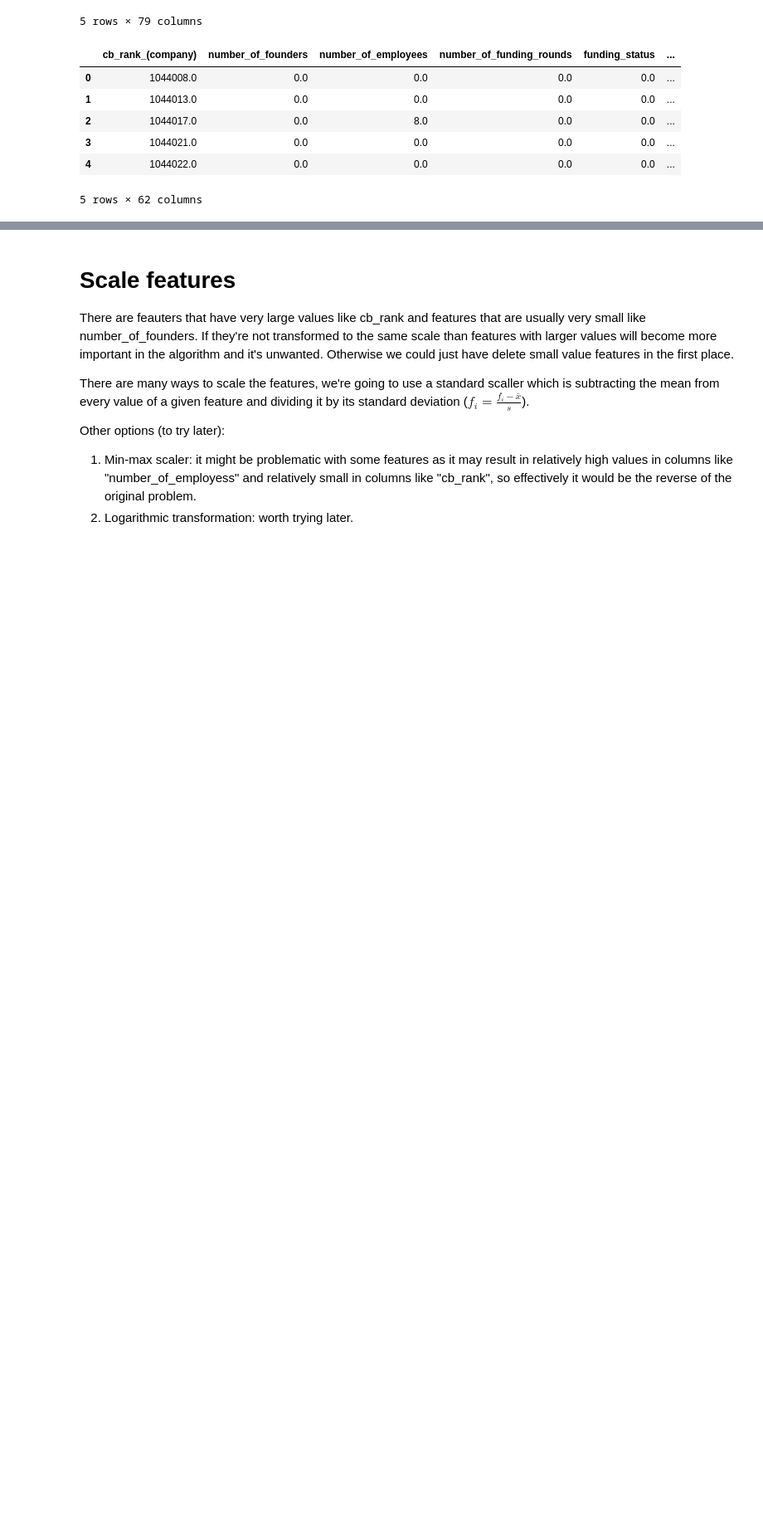
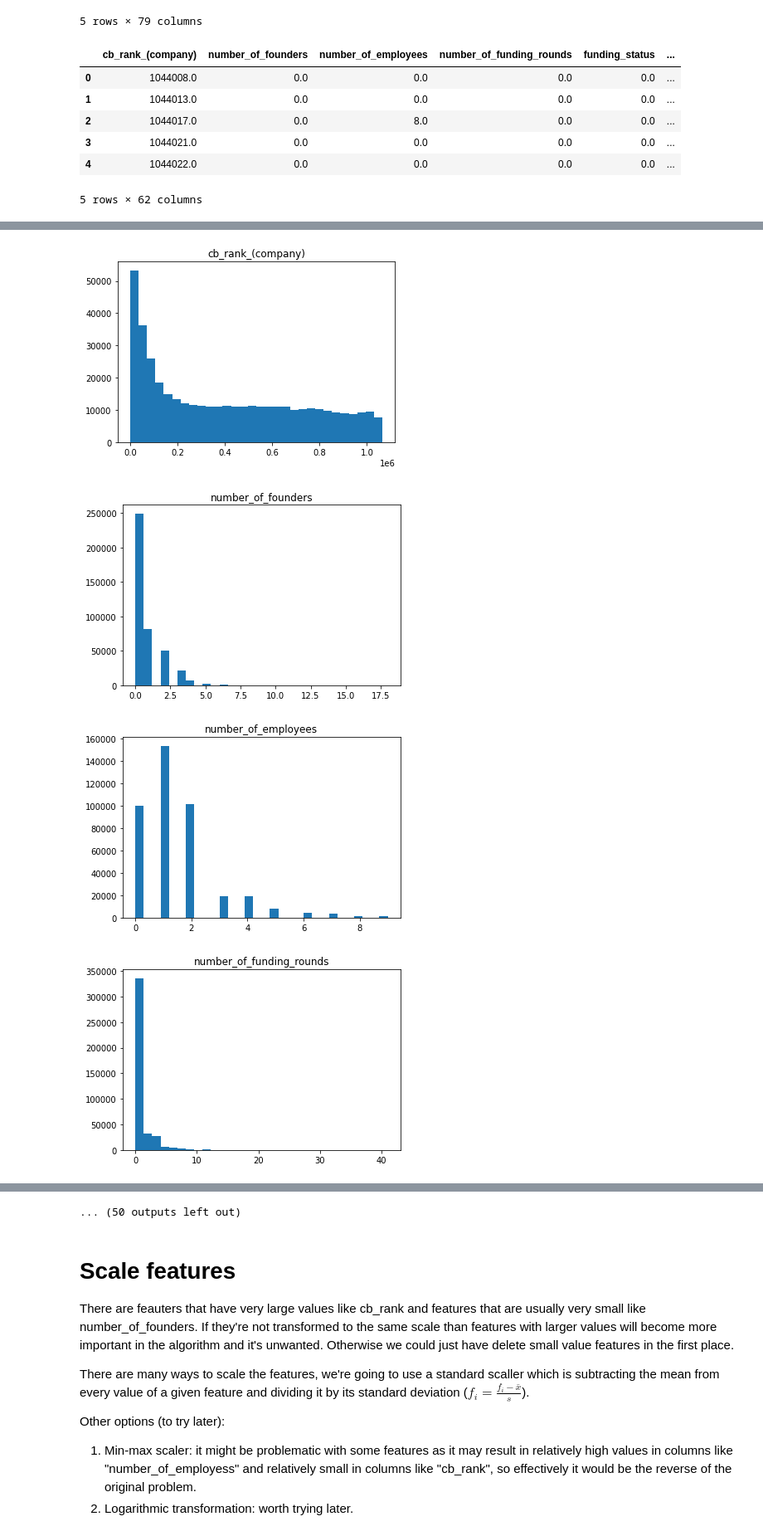
Before and after one commit to aslucki/recommender, a Jupyter notebook: notebooks/1_similarity_comparison.ipynb, the cells around one changed output, grey strips where cells are left out. Shown at 83% size. Cells and saved outputs as stored; diff of their text form; code cells hidden in the pictures; blank space fills up the shorter version.

Commit message:
Histograms

```diff
--- a/notebooks/1_similarity_comparison.ipynb
+++ b/notebooks/1_similarity_comparison.ipynb
@@ -46,0 +49,10 @@ numeric_features = numeric_features.fillna(0)
+# %%
+for column in numeric_features.columns:
+    plt.hist(numeric_features.loc[:, column], bins=30)
+    plt.title(column)
+    plt.show()
+# %% [output]
+[figure, added]
+[figure, added]
+[figure, added]
+[figure, added]
@@ -47,3 +67,4 @@ numeric_features = numeric_features.fillna(0)
+... (50 outputs left out)
 # %% [markdown]
 # Scale features
 There are feauters that have very large values like cb_rank and features
```
Also changed, not shown: parts of 2 cells of this notebook.
